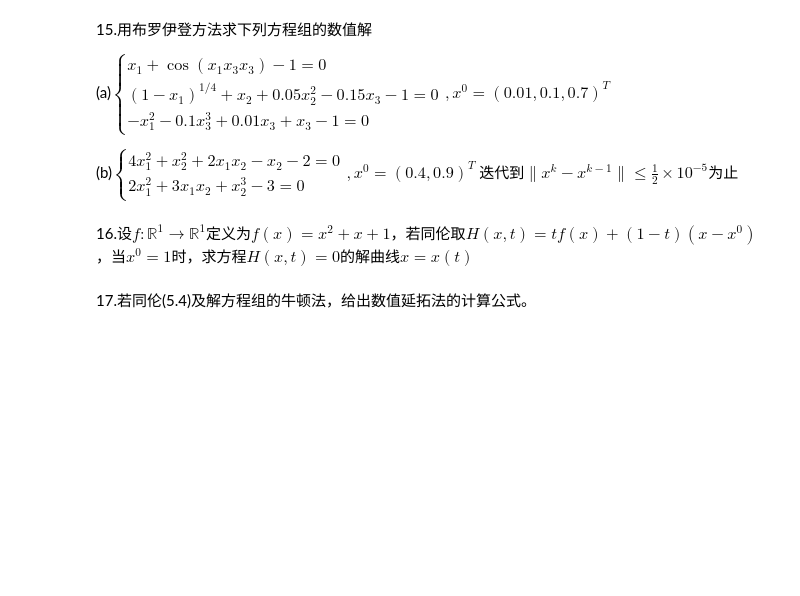
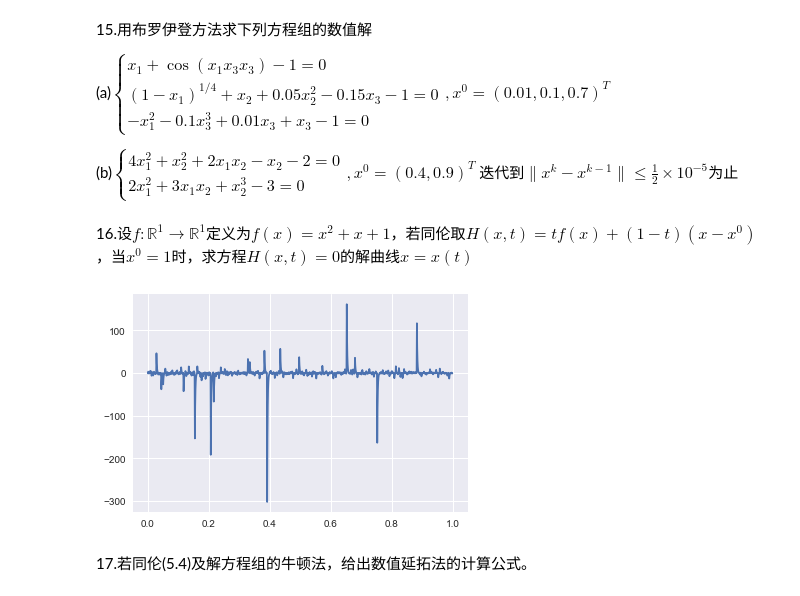
Before and after one commit to lizhemin15/numerical, a Jupyter notebook: ch6/ex6.ipynb, the cells around one changed output. Cells and saved outputs as stored; diff of their text form; code cells hidden in the pictures; blank space fills up the shorter version.

```diff
--- a/ch6/ex6.ipynb
+++ b/ch6/ex6.ipynb
@@ -32,3 +54,23 @@ Copyright©2020 lizhemin
 (a)应用压缩映射定理证明$G=(g_1,g_2)$在$D=\{(x_1,x_2)|0\leq x_1,x_2\leq1.5\}$中有唯一不动点
 
 (b)用不动点迭代法求方程组的解，使$\|x^k-x^{k-1}\|\leq \frac{1}{2}\times 10^{-5}$时停止迭代
+# %%
+import numpy as np
+import copy
+
+def g(x):
+    x_return = copy.copy(x)
+    x_return[0] = (x[0]**2+x[1]**2+8)/10
+    x_return[1] = -(x[0]*x[1]**2+x[0]+8)/30
+    return x_return
+
+def ite(g,x,error):
+    x_old = copy.copy(x)
+    x_new = g(x_old)
+    while np.sqrt(np.mean((x_new-x_old)**2))>error:
+        x_old = copy.copy(x_new)
+        x_new = g(x_old)
+    return x_new
+
+x0 = np.array([[0.0],[0.0]])
+print(ite(g,x0,5e-6))
@@ -63,5 +353,44 @@ $\|x^k-x^{k-1}\|\leq \frac{1}{2}\times 10^{-6}$，打印$x^k,\|F(x^k)\|_\infty$
 # %% [markdown]
 16.设$f:\mathbb{R}^1\rightarrow \mathbb{R}^1$定义为$f(x)=x^2+x+1$，若同伦取$H(x,t)=tf(x)+(1-t)(x-x^0)$，当$x^0=1$时，求方程$H(x,t)=0$的解曲线$x=x(t)$
+# %%
+import numpy as np
+import sympy as sp
+import seaborn as sns
+import matplotlib.pyplot as plt
+import copy
+
+def homotopy(f,x0,N,error):
+    f0 = f.evalf(subs={x:x0})
+    x_old = copy.copy(x0)
+    x_new = copy.copy(x0)
+    diff_func = sp.diff(f,x)
+    x_t = {'t':[],'x':[]}
+    for i in range(1,N):
+        x_old = copy.copy(x_new)
+        inverse = 1/diff_func.evalf(subs={x:x_old})
+        x_new = x_old-inverse*(f.evalf(subs={x:x_old})-(i/N-1)*f.evalf(subs={x:x0}))
+        x_t['t'].append(i/N)
+        x_t['x'].append(x_new)
+    return x_t
+    while np.abs((x_old-x_new))>error:
+        print(x_new)
+        x_old = copy.copy(x_new)
+        inverse = 1/diff_func.evalf(subs={x:x_old})
+        x_new = x_old - inverse*f.evalf(subs={x:x_old})
+    return x_new
+
+x0=1
+
+x = sp.Symbol('x')
+
+f = x**2+x+1
+
+x_t = homotopy(f,x0,1000,1e-4)
+sns.set()
+plt.plot(x_t['t'],x_t['x'])
+plt.show()
+# %% [output]
+[figure, added]
 # %% [markdown]
 17.若同伦(5.4)及解方程组的牛顿法，给出数值延拓法的计算公式。
 # %% [markdown]
```
Also changed, not shown: parts of 21 cells of this notebook.
